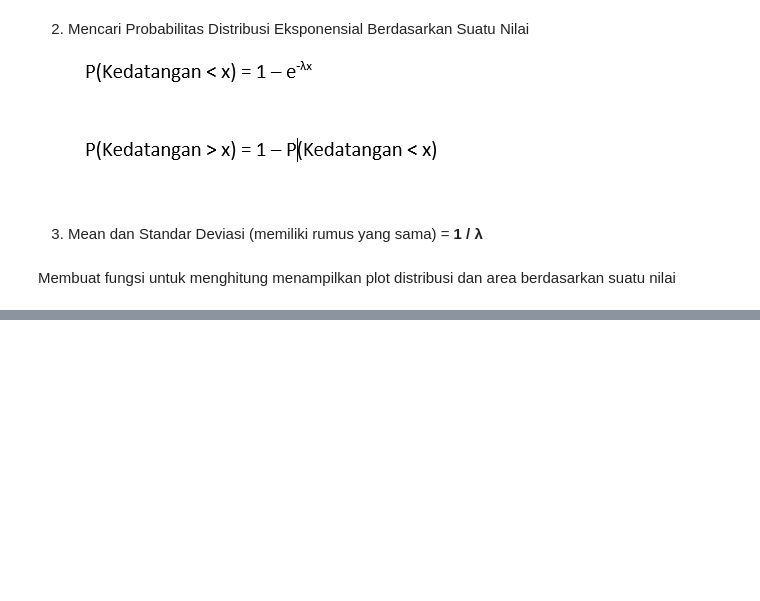
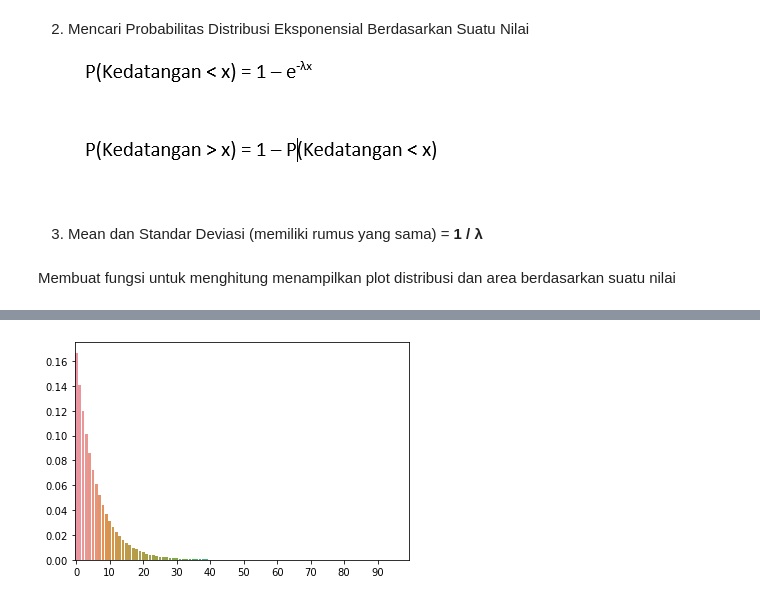
Before and after one commit to hanafication/Statistika, a Jupyter notebook: Buku_1/Jilid_1.ipynb, the cells around one changed output, grey strips where cells are left out. Cells and saved outputs as stored; diff of their text form; code cells hidden in the pictures; blank space fills up the shorter version.

```diff
--- a/Buku_1/Jilid_1.ipynb
+++ b/Buku_1/Jilid_1.ipynb
@@ -590,0 +607,9 @@ plt.show()
+# %%
+#Menggunakan fungsi sendiri
+exponent_data = exponent(lamda=1/6, X=np.arange(0, 100, 1)).probability()
+# %%
+sns.barplot(x = np.arange(0, len(exponent_data), 1), y = exponent_data)
+plt.xticks(np.arange(0, 100, 10))
+plt.show()
+# %% [output]
+[figure, added]
```
Also changed, not shown: parts of 17 cells of this notebook.
